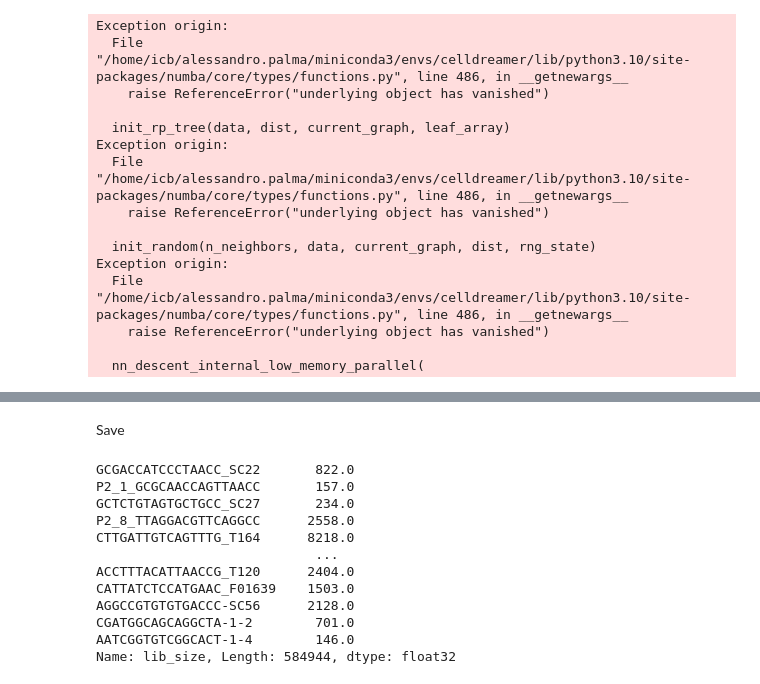
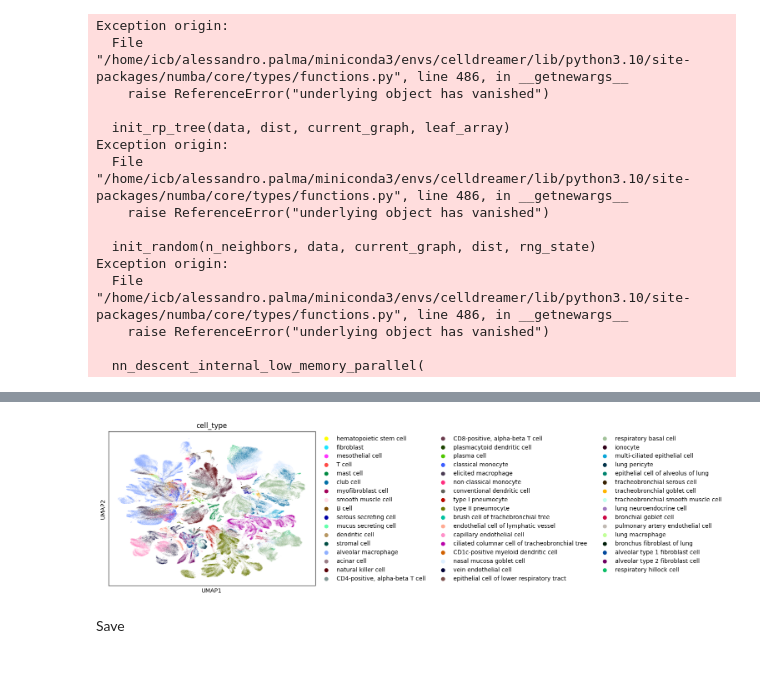
Before and after one commit to theislab/CFGen, a Jupyter notebook: notebooks/datasets/hlca_core.ipynb, the cells around one changed output, grey strips where cells are left out. Cells and saved outputs as stored; diff of their text form; code cells hidden in the pictures.

```diff
--- a/notebooks/datasets/hlca_core.ipynb
+++ b/notebooks/datasets/hlca_core.ipynb
@@ -49,3 +48,5 @@ dataset_url = 'https://datasets.cellxgene.cziscience.com/7a3f08f9-5d07-4ddd-a8fe
 adata = load_dataset(path=dataset_path, url=dataset_url, new_name=dataset_path)
 # %%
 adata.layers["X_counts"] = adata.raw.X.copy()
+# %%
+adata_full = adata.copy()
@@ -90,19 +107,8 @@ sc.pl.umap(adata, color=["cell_type"])
+# %%
+sc.pl.umap(adata_full, color=["cell_type"])
+# %% [output]
+[figure, added]
 # %% [markdown]
 Save
 # %%
 adata.obs["lib_size"] = adata.layers["X_counts"].A.sum(1)
-# %%
-adata.obs.lib_size
-# %% [output]
-GCGACCATCCCTAACC_SC22       822.0
-P2_1_GCGCAACCAGTTAACC       157.0
-GCTCTGTAGTGCTGCC_SC27       234.0
-P2_8_TTAGGACGTTCAGGCC      2558.0
-CTTGATTGTCAGTTTG_T164      8218.0
-                            ...
-ACCTTTACATTAACCG_T120      2404.0
-CATTATCTCCATGAAC_F01639    1503.0
-AGGCCGTGTGTGACCC-SC56      2128.0
-CGATGGCAGCAGGCTA-1-2        701.0
-AATCGGTGTCGGCACT-1-4        146.0
-Name: lib_size, Length: 584944, dtype: float32
```
Also changed, not shown: parts of 11 cells of this notebook, 50 other files.
